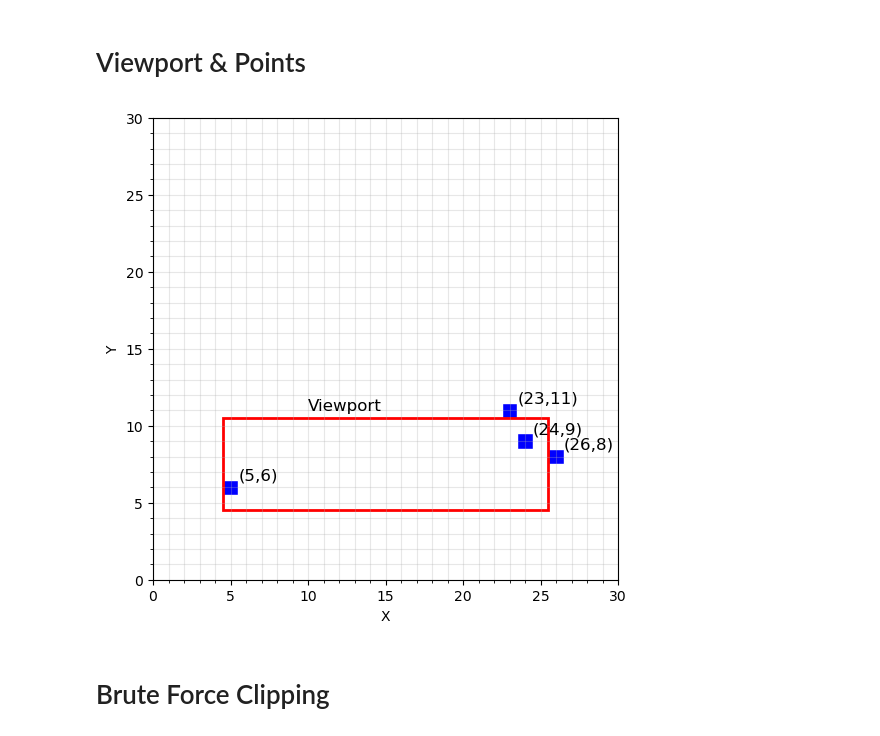
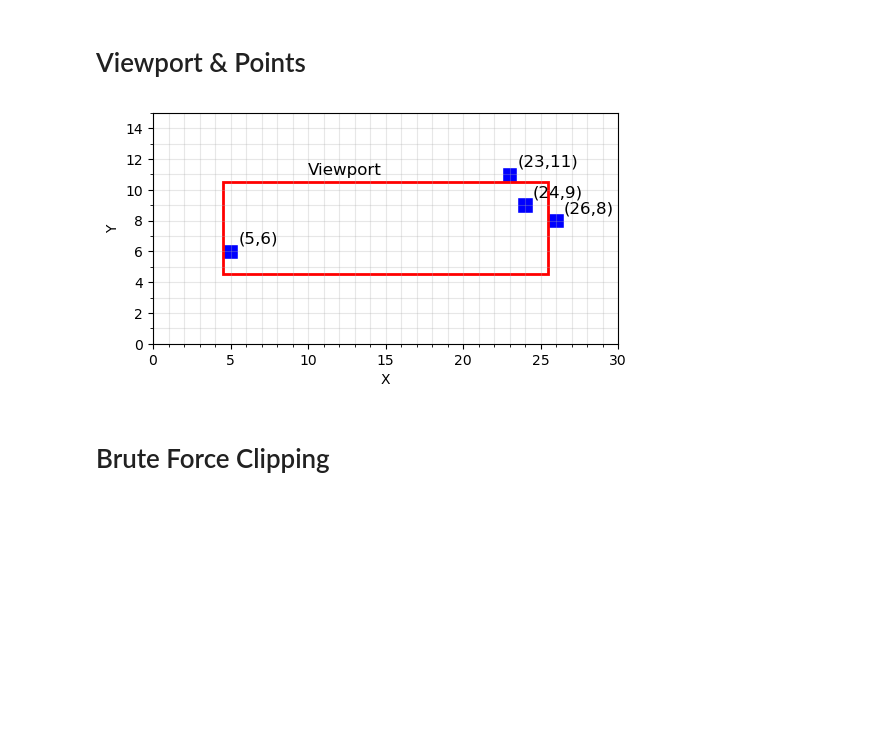
Before and after one commit to DiegoFLM/Computer-Graphics, a Jupyter notebook: clippingAlgorithms/t3.ipynb, the cells around one changed output. Saved outputs shown, nothing was run; the diff lists cells and outputs as text; code cells hidden in the pictures; blank space fills up the shorter version.

```diff
--- a/clippingAlgorithms/t3.ipynb
+++ b/clippingAlgorithms/t3.ipynb
@@ -81,6 +83,7 @@ def plotPixels(x, y, xRange = (-10, 10), yRange = (-10, 10),figureSize = (4,4),
     # Add labels and show the plot
     plt.xlabel('X')
     plt.ylabel('Y')
+    plt.title(title)
 
     for i in range(len(x)):
         ax.add_patch(Rectangle((x[i]-0.5,y[i]-0.5), 1,1,
@@ -96,27 +99,27 @@ def plotPixels(x, y, xRange = (-10, 10), yRange = (-10, 10),figureSize = (4,4),
 # %%
 eii = [5,5]
 esd = [25, 10]
 
 p5 = [5, 6]
 p6 = [26, 8]
 p7 = [24,9]
 p8 = [23, 11]
 
 points = np.array([p5, p6, p7, p8])
 
 x = points[:,0]
 y = points[:,1]
 
-fig, ax = plotPixels(x, y, xRange = (0,30), yRange = (0,30), _color = 'blue', figureSize=(6,6))
+fig, ax = plotPixels(x, y, xRange = (0,30), yRange = (0,15), _color = 'blue', figureSize=(6,3))
 
 ax.add_patch(Rectangle((eii[0]-0.5,eii[1]-0.5), esd[0]-eii[0]+1, esd[1]-eii[1]+1, facecolor='none', edgecolor='red', linewidth=2))
 
 for point in points:
     ax.text(point[0]+0.5, point[1]+0.5, f'({point[0]},{point[1]})', fontsize=12)
 ax.text(10, 11, 'Viewport', fontsize=12)
 
 plt.show()
 # %% [output]
-[figure, old version]
+[figure, new version]
 # %% [markdown]
 # Brute Force Clipping
```
Also changed, not shown: parts of 9 cells of this notebook.
